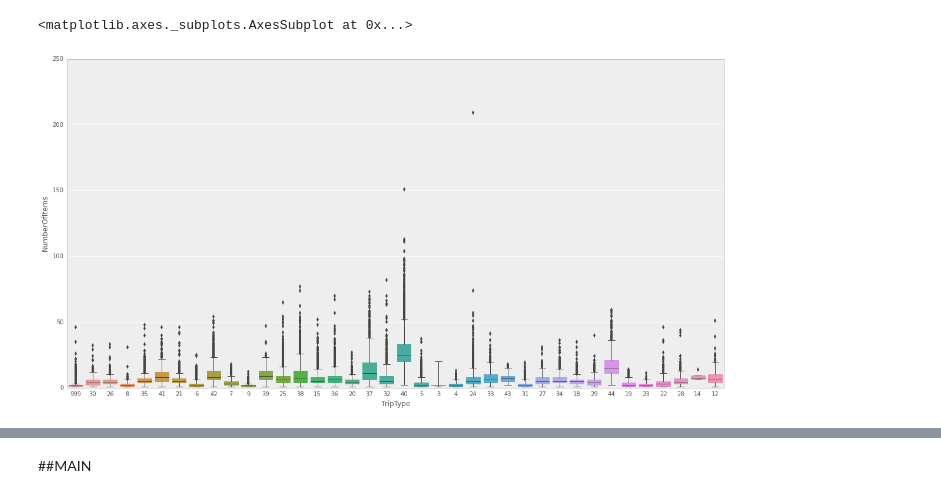
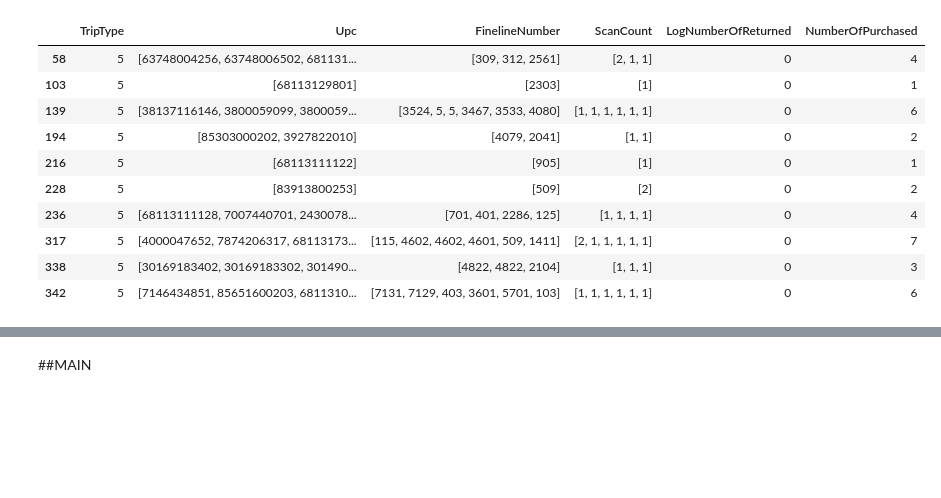
Before and after one commit to shayakhmetov/walmart-trip-type, a Jupyter notebook: walmart.ipynb, the cells around one changed output, grey strips where cells are left out. Cells and saved outputs as stored; diff of their text form; code cells hidden in the pictures; blank space fills up the shorter version.

```diff
--- a/walmart.ipynb
+++ b/walmart.ipynb
@@ -17,13 +18,19 @@ train = pd.read_csv('train.csv', low_memory=False)
 test = pd.read_csv('test.csv', low_memory=False)
 types = np.unique(train.TripType.values)
 types_dictionary = {t: i for i, t in  enumerate(types)}
+# %%
+train = train[~pd.isnull(train.Upc)]
+train = train[~pd.isnull(train.FinelineNumber)]
+test = test[~pd.isnull(test.Upc)]
+test = test[~pd.isnull(test.FinelineNumber)]
 # %%
 def at(l):
     return l.iloc[0]
 def mklist(l):
     return list(l)
 
-train = train.groupby('VisitNumber').agg({'TripType': at, 'Weekday': at, 'ScanCount': mklist, 'DepartmentDescription': at,
-                                          'FinelineNumber': mklist, 'Upc': mklist}).reset_index()
+train = train.groupby('VisitNumber').agg({'TripType': at, 'Weekday': at, 'ScanCount': mklist,
+                                          'DepartmentDescription': at, 'FinelineNumber': mklist,
+                                          'Upc': mklist}).reset_index()
 test = test.groupby('VisitNumber').agg({'Weekday': at, 'ScanCount': mklist, 'DepartmentDescription': at,
                                         'FinelineNumber': mklist, 'Upc': mklist}).reset_index()
@@ -35,8 +37,35 @@ def construct_features(data):
+# %%
+def construct_features(data):
+    data.Upc = data.Upc.map(lambda x: np.array(x, dtype=int))
+    data.FinelineNumber = data.FinelineNumber.map(lambda x: np.array(x, dtype=int))
+
+#     data['NumberOfReturned'] = data.ScanCount.map(lambda x: -sum([a for a in x if a < 0]))
+    data['LogNumberOfReturned'] = data.ScanCount.map(lambda x: np.log(-sum([a for a in x if a < 0]) + 1))
+    data['NumberOfPurchased'] = data.ScanCount.map(lambda x: sum([a for a in x if a > 0]))
+    data['ModeScanCount'] = data.ScanCount.map(lambda x: scipy.stats.mode(x)[0][0])
+    data['ModeUpc'] = data.Upc.map(lambda x: scipy.stats.mode(x)[0][0])
+    data['ModeFinelineNumber'] = data.FinelineNumber.map(lambda x: scipy.stats.mode(x)[0][0])
+
+    for i in range(0, 11):
+        train['Upc_' + str(i)] = train.Upc.map(lambda x: scipy.stats.mode([a // 10**i % 10 for a in x])[0][0])
+    return data
 # %%
 train = construct_features(train)
 test = construct_features(test)
+# %%
+train.ix[train.TripType == 5, ['TripType', 'Upc', 'FinelineNumber', 'ScanCount',
+                               'LogNumberOfReturned', 'NumberOfPurchased']].iloc[:10]
+# %% [output]
+|  | TripType | Upc | FinelineNumber | ScanCount | LogNumberOfReturned | NumberOfPurchased |
+| 58 | 5 | [63748004256, 63748006502, 681131... | [309, 312, 2561] | [2, 1, 1] | 0 | 4 |
+| 103 | 5 | [68113129801] | [2303] | [1] | 0 | 1 |
+| 139 | 5 | [38137116146, 3800059099, 3800059... | [3524, 5, 5, 3467, 3533, 4080] | [1, 1, 1, 1, 1, 1] | 0 | 6 |
+| 194 | 5 | [85303000202, 3927822010] | [4079, 2041] | [1, 1] | 0 | 2 |
+| 216 | 5 | [68113111122] | [905] | [1] | 0 | 1 |
+| 228 | 5 | [83913800253] | [509] | [2] | 0 | 2 |
+| 236 | 5 | [68113111128, 7007440701, 2430078... | [701, 401, 2286, 125] | [1, 1, 1, 1] | 0 | 4 |
+| 317 | 5 | [4000047652, 7874206317, 68113173... | [115, 4602, 4602, 4601, 509, 1411] | [2, 1, 1, 1, 1, 1] | 0 | 7 |
+| 338 | 5 | [30169183402, 30169183302, 301490... | [4822, 4822, 2104] | [1, 1, 1] | 0 | 3 |
+| 342 | 5 | [7146434851, 85651600203, 6811310... | [7131, 7129, 403, 3601, 5701, 103] | [1, 1, 1, 1, 1, 1] | 0 | 6 |
 # %%
-sns.boxplot('TripType', 'NumberOfItems', data=train)
+# sns.boxplot('TripType', 'NumberOfPurchased', data=train)
-# %% [output]
-<matplotlib.axes._subplots.AxesSubplot at 0x...>
-[figure, removed]
```
Also changed, not shown: parts of 10 cells of this notebook.
